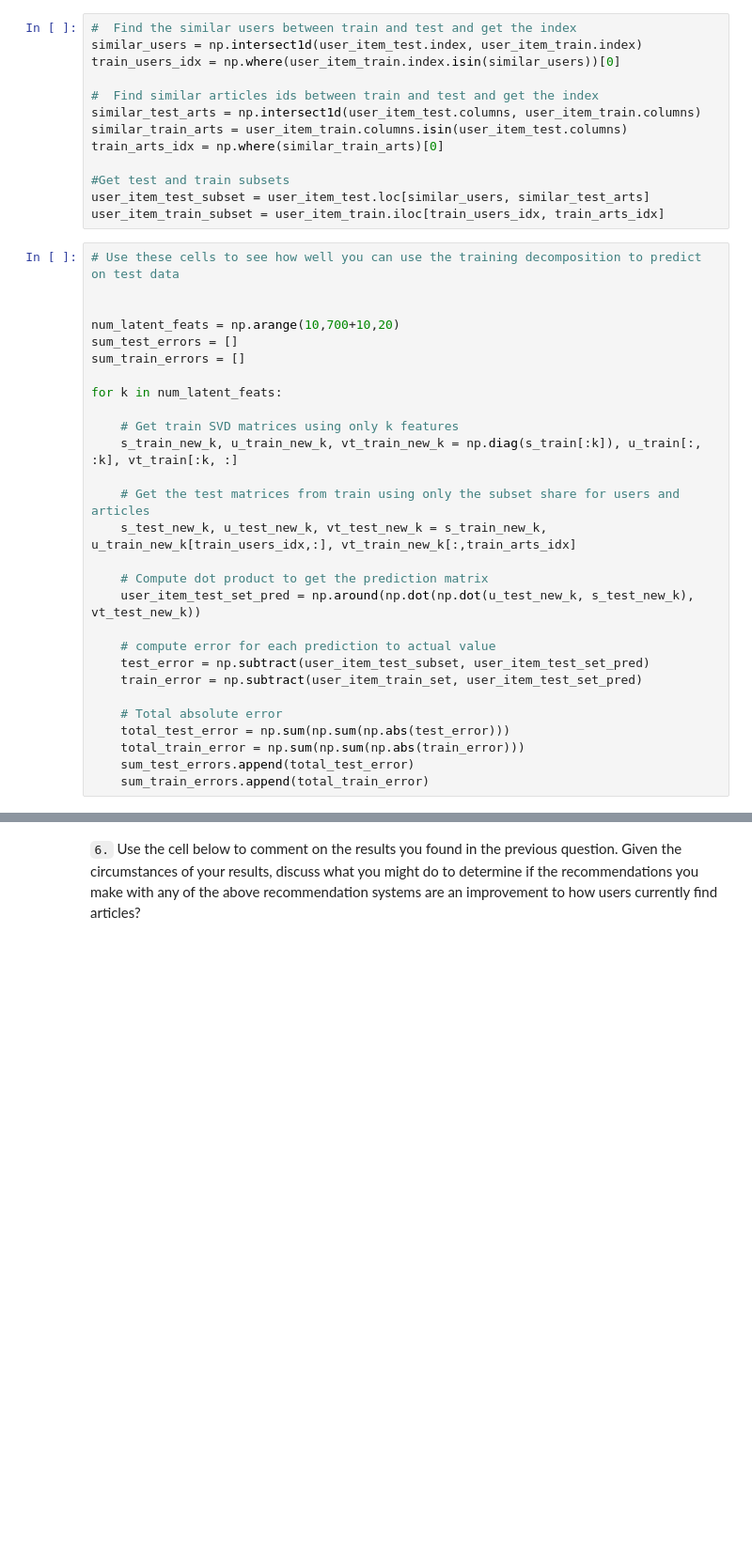
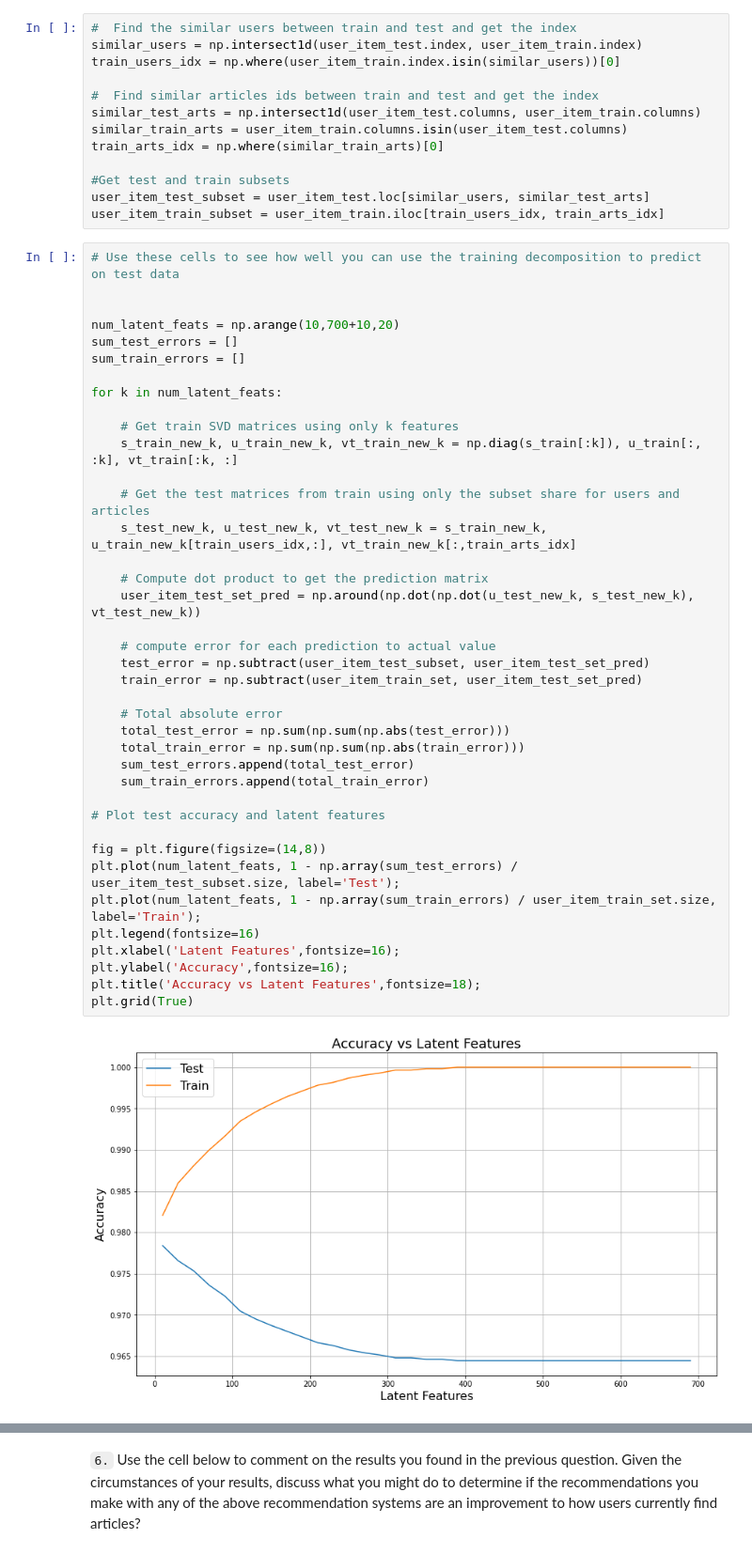
Before and after one commit to rafaelmata357/Data-Science-Udacity, a Jupyter notebook: Recommendations/Recommendations_with_IBM.ipynb, the cells around one changed output, grey strips where cells are left out. Shown at 94% size. Drawn from its saved outputs; the diff is of its cells as text; blank space fills up the shorter version.

Commit message:
Feat: Add lines legends

```diff
--- a/Recommendations/Recommendations_with_IBM.ipynb
+++ b/Recommendations/Recommendations_with_IBM.ipynb
@@ -848,28 +848,41 @@ user_item_train_subset = user_item_train.iloc[train_users_idx, train_arts_idx]
 # %%
 # Use these cells to see how well you can use the training decomposition to predict on test data
 
 
 num_latent_feats = np.arange(10,700+10,20)
 sum_test_errors = []
 sum_train_errors = []
 
 for k in num_latent_feats:
 
     # Get train SVD matrices using only k features
     s_train_new_k, u_train_new_k, vt_train_new_k = np.diag(s_train[:k]), u_train[:, :k], vt_train[:k, :]
 
     # Get the test matrices from train using only the subset share for users and articles
     s_test_new_k, u_test_new_k, vt_test_new_k = s_train_new_k, u_train_new_k[train_users_idx,:], vt_train_new_k[:,train_arts_idx]
 
     # Compute dot product to get the prediction matrix
     user_item_test_set_pred = np.around(np.dot(np.dot(u_test_new_k, s_test_new_k), vt_test_new_k))
 
     # compute error for each prediction to actual value
     test_error = np.subtract(user_item_test_subset, user_item_test_set_pred)
     train_error = np.subtract(user_item_train_set, user_item_test_set_pred)
 
     # Total absolute error
     total_test_error = np.sum(np.sum(np.abs(test_error)))
     total_train_error = np.sum(np.sum(np.abs(train_error)))
     sum_test_errors.append(total_test_error)
     sum_train_errors.append(total_train_error)
+
+# Plot test accuracy and latent features
+
+fig = plt.figure(figsize=(14,8))
+plt.plot(num_latent_feats, 1 - np.array(sum_test_errors) / user_item_test_subset.size, label='Test');
+plt.plot(num_latent_feats, 1 - np.array(sum_train_errors) / user_item_train_set.size, label='Train');
+plt.legend(fontsize=16)
+plt.xlabel('Latent Features',fontsize=16);
+plt.ylabel('Accuracy',fontsize=16);
+plt.title('Accuracy vs Latent Features',fontsize=18);
+plt.grid(True)
+# %% [output]
+[figure, added]
```
Also changed, not shown: parts of 1 cell of this notebook.
